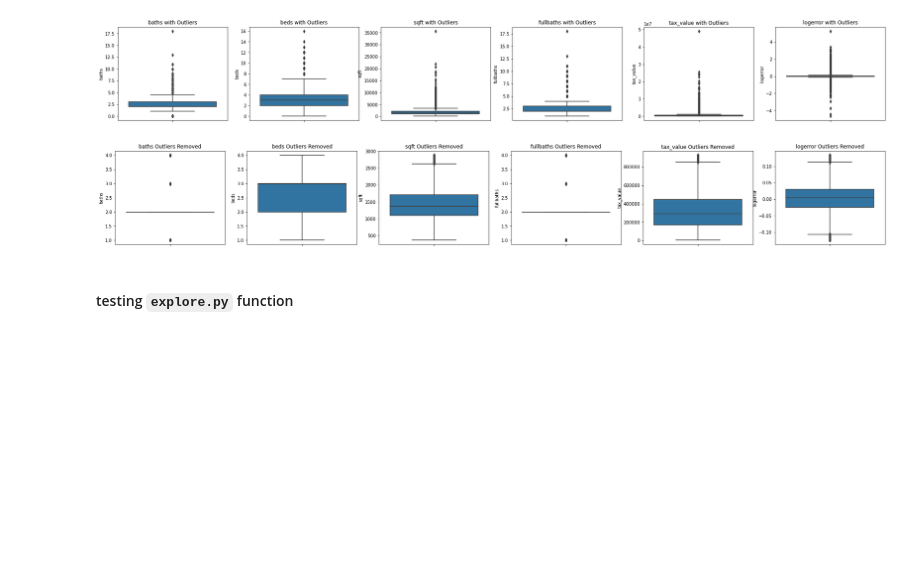
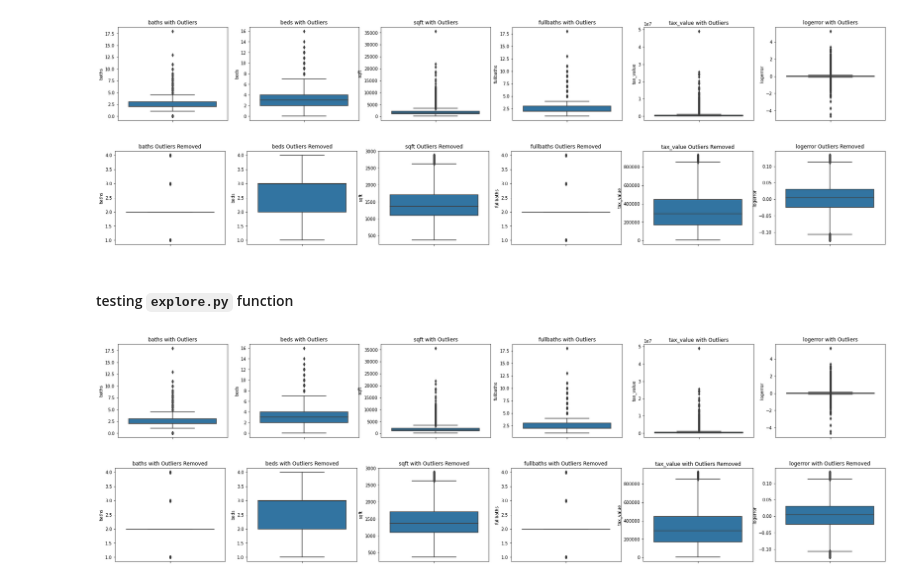
Before and after one commit to jones-stewart/zillow-clustering-project, a Jupyter notebook: 02_explore_jones.ipynb, the cells around one changed output. Saved outputs shown, nothing was run; the diff lists cells and outputs as text; code cells hidden in the pictures; blank space fills up the shorter version.

```diff
--- a/02_explore_jones.ipynb
+++ b/02_explore_jones.ipynb
@@ -69,0 +73,7 @@ import explore_
+# %%
+import explore_jones
+
+explore_jones.visualize_outliers()
+# %% [output]
+[figure, added]
+[figure, added]
```
Also changed, not shown: parts of 47 cells of this notebook, 3 other files.
